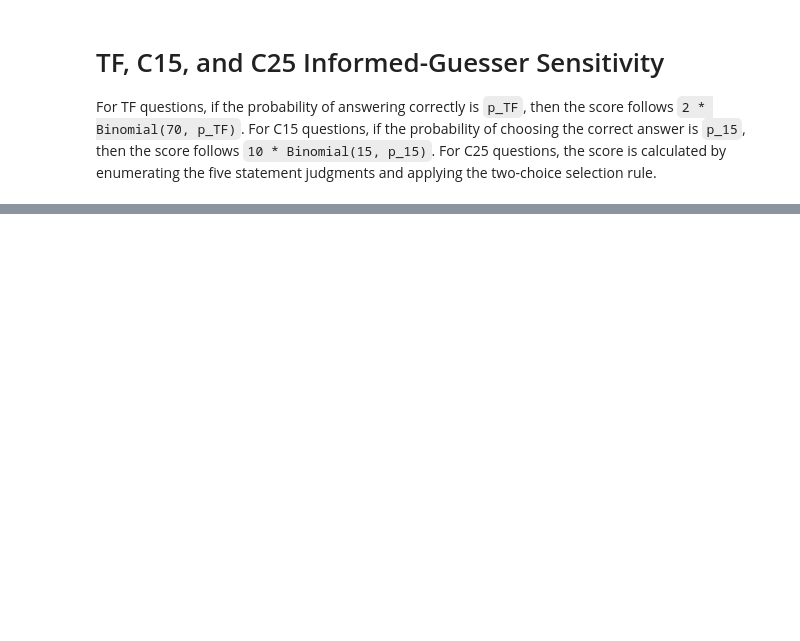
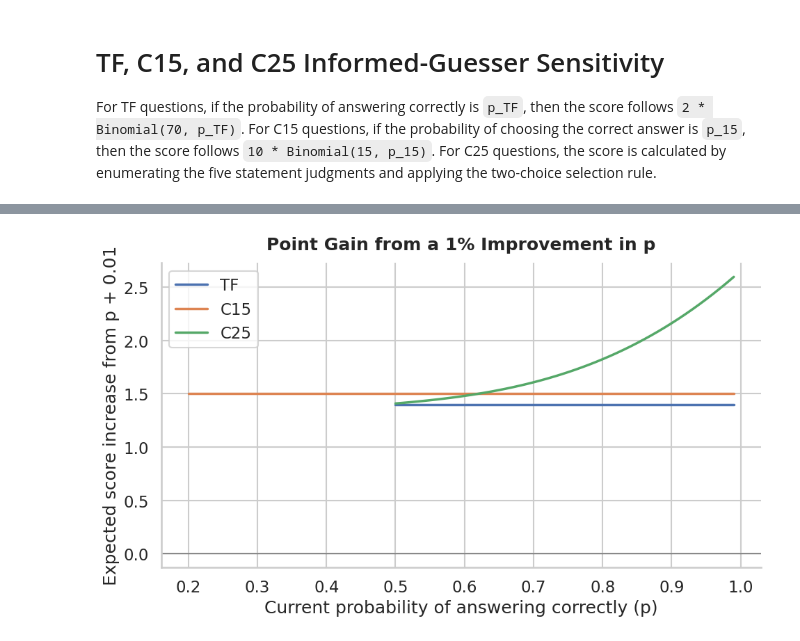
Before and after one commit to Zhelun-Li/JSDA_Class1, a Jupyter notebook: notebooks/tf_informed_guesser_sensitivity.ipynb, the cells around one changed output, grey strips where cells are left out. Saved outputs shown, nothing was run; the diff lists cells and outputs as text; code cells hidden in the pictures; blank space fills up the shorter version.

```diff
--- a/notebooks/tf_informed_guesser_sensitivity.ipynb
+++ b/notebooks/tf_informed_guesser_sensitivity.ipynb
@@ -199,32 +199,34 @@ def bernoulli_gain_mean_std(n, points, p, step=0.01):
 
 
 step = 0.01
 p_tf = np.arange(0.5, 1, step)
 p_15 = np.arange(0.2, 1, step)
-p_25 = np.arange(0.0, 1, step)
+p_25 = np.arange(0.5, 1, step)
 
 series = {
     "TF": (p_tf, lambda p: bernoulli_gain_mean_std(70, 2, p, step), "#4C72B0"),
     "C15": (p_15, lambda p: bernoulli_gain_mean_std(15, 10, p, step), "#DD8452"),
     "C25": (p_25, lambda p: c25_gain_mean_std(p, step), "#55A868"),
 }
 
 sns.set_theme(style="whitegrid", context="talk")
 fig, ax = plt.subplots(figsize=(10, 6))
 
 for name, (p_grid, gain_fn, color) in series.items():
     values = np.array([gain_fn(p) for p in p_grid])
     mean_gain = values[:, 0]
     ax.plot(p_grid, mean_gain, color=color, linewidth=2.5, label=name)
 
 ax.axhline(0, color="black", linewidth=1.0, alpha=0.5)
 ax.set_title("Point Gain from a 1% Improvement in p", weight="bold", pad=14)
 ax.set_xlabel("Current probability of answering correctly (p)")
 ax.set_ylabel("Expected score increase from p + 0.01")
-ax.legend(frameon=True, loc="upper right")
+ax.legend(frameon=True)
 sns.despine()
 fig.tight_layout()
 
 output_path = Path("../images/question_type_point_sensitivity.png")
 fig.savefig(output_path, dpi=220)
 plt.show()
+# %% [output]
+[figure, added]
```
Also changed, not shown: parts of 1 cell of this notebook, 5 other files.
